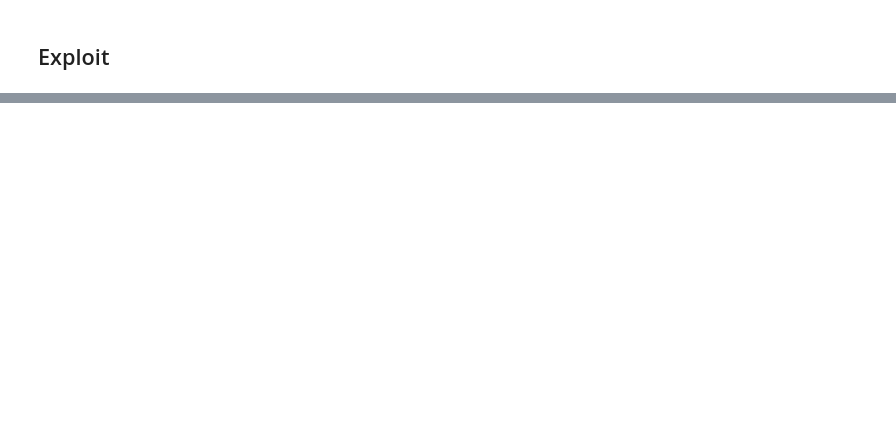
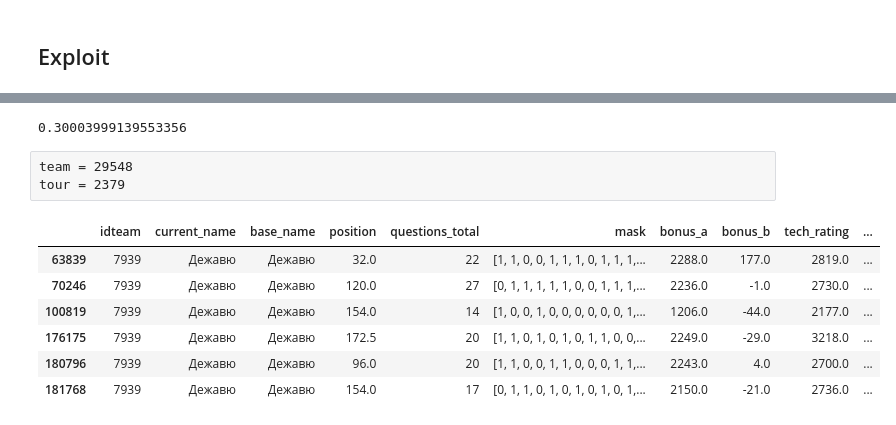
Before and after one commit to iamishalkin/chgk_irt, a Jupyter notebook: Vectorized SGD.ipynb, the cells around one changed output, grey strips where cells are left out. Cells and saved outputs as stored; diff of their text form; code cells hidden in the pictures; blank space fills up the shorter version.

```diff
--- a/Vectorized SGD.ipynb
+++ b/Vectorized SGD.ipynb
@@ -289,0 +327,4 @@ result.head()
+# %%
+# zip(results.loc[results.questions_total == 0, ['idteam', 'idtournament']])
+# results.loc[results.questions_total == 0, 'idtournament'].tolist()
+res = pd.merge( result_tr, results.loc[results.questions_total != 0, ['idteam', 'idtournament']], on=['idteam', 'idtournament'])
@@ -290,2 +333,4 @@ result.head()
 # %%
-susp_team = results.loc[(results.idteam == 1) & (results.idtournament == 141), 'players'].item()
+def susp_team_res(team, tour):
+    susp_team = results.loc[(results.idteam == team) & (results.idtournament == tour), 'players'].item()
+    return results.loc[results.players.astype(str) == str(susp_team), :]
@@ -293,0 +340,26 @@ filter()
+# %%
+p=0.3
+i=0
+tmp = res.loc[res.prob > p, :]
+tmp = tmp.reset_index(drop=True)
+# %%
+i += 10
+team = tmp.idteam[i]
+tour = tmp.idtournament[i]
+tmp.prob[i]
+# %% [output]
+0.30003999139553356
+# %% [raw]
+team = 29548
+tour = 2379
+# %%
+susp_res = susp_team_res(team, tour)
+susp_res
+# %% [output]
+|  | idteam | current_name | base_name | position | questions_total | mask | bonus_a | bonus_b | tech_rating | ... |
+| 63839 | 7939 | Дежавю | Дежавю | 32.0 | 22 | [1, 1, 0, 0, 1, 1, 1, 0, 1, 1, 1,... | 2288.0 | 177.0 | 2819.0 | ... |
+| 70246 | 7939 | Дежавю | Дежавю | 120.0 | 27 | [0, 1, 1, 1, 1, 1, 0, 0, 1, 1, 1,... | 2236.0 | -1.0 | 2730.0 | ... |
+| 100819 | 7939 | Дежавю | Дежавю | 154.0 | 14 | [1, 0, 0, 1, 0, 0, 0, 0, 0, 0, 1,... | 1206.0 | -44.0 | 2177.0 | ... |
+| 176175 | 7939 | Дежавю | Дежавю | 172.5 | 20 | [1, 1, 0, 1, 0, 1, 0, 1, 1, 0, 0,... | 2249.0 | -29.0 | 3218.0 | ... |
+| 180796 | 7939 | Дежавю | Дежавю | 96.0 | 20 | [1, 1, 0, 0, 1, 1, 0, 0, 0, 1, 1,... | 2243.0 | 4.0 | 2700.0 | ... |
+| 181768 | 7939 | Дежавю | Дежавю | 154.0 | 17 | [0, 1, 1, 0, 1, 0, 1, 0, 1, 0, 1,... | 2150.0 | -21.0 | 2736.0 | ... |
```
Also changed, not shown: parts of 34 cells of this notebook, 6 other files.
